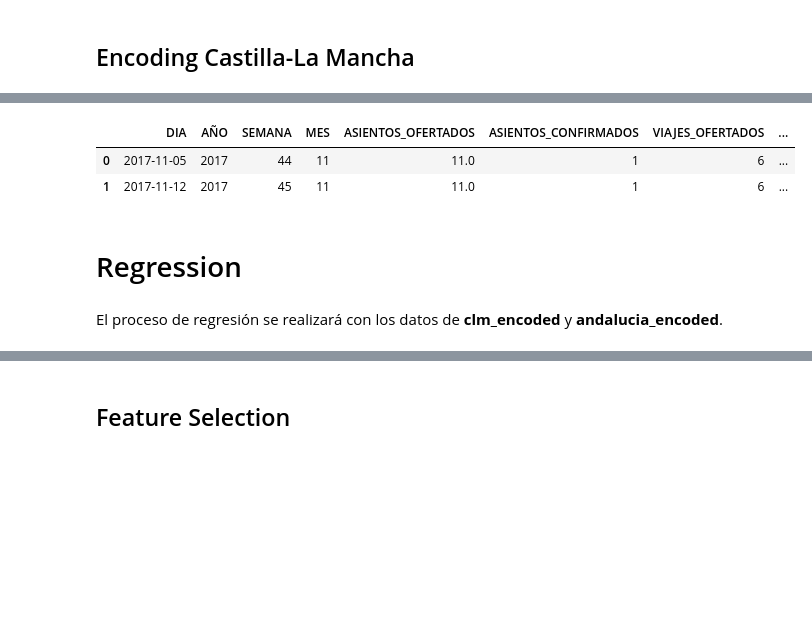
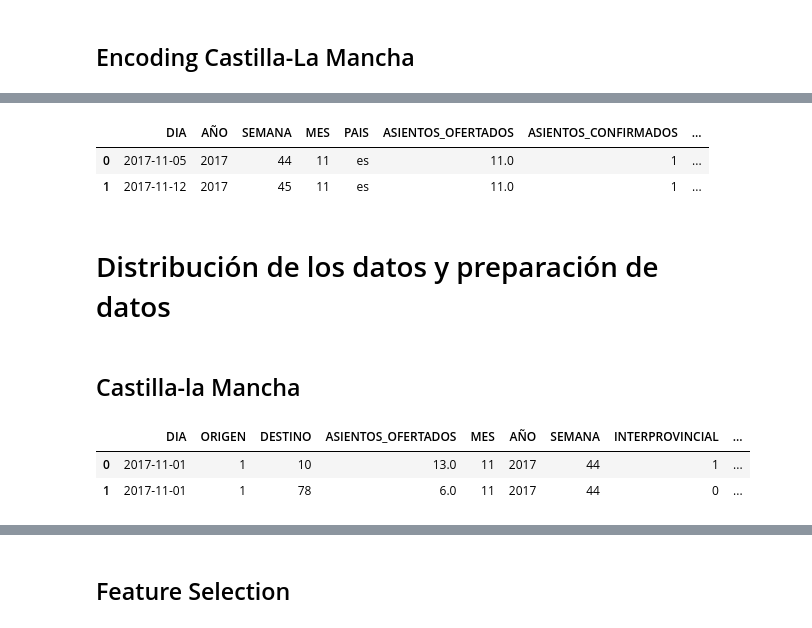
Before and after one commit to JoseAlbertoSeco/BlablacarCarpooling_DataMining, a Jupyter notebook: notebooks/Regression.ipynb, the cells around one changed output, grey strips where cells are left out. Drawn from its saved outputs; the diff is of its cells as text; code cells hidden in the pictures; blank space fills up the shorter version.

```diff
--- a/notebooks/Regression.ipynb
+++ b/notebooks/Regression.ipynb
@@ -103,4 +79,12 @@ andalucia_encoded.head(2)
 # %% [markdown]
 ## Encoding Castilla-La Mancha
 # %%
-clm_to_encode = clm.copy()
+clm_encoded = clm.copy()
+# %%
+# 'ORIGEN', 'DESTINO', 'CA_ORIGEN', 'CA_DESTINO', 'PROVINCIA_ORIGEN', 'PROVINCIA_DESTINO', 'INTERPROVINCIAL'
+clm_encoded['ORIGEN_E'] = clm['ORIGEN'].astype('category').cat.codes
+clm_encoded['DESTINO_E'] = clm['DESTINO'].astype('category').cat.codes
+clm_encoded['PROVINCIA_ORIGEN_E'] = clm['PROVINCIA_ORIGEN'].astype('category').cat.codes
+clm_encoded['PROVINCIA_DESTINO_E'] = clm['PROVINCIA_DESTINO'].astype('category').cat.codes
+clm_encoded['INTERPROVINCIAL_E'] = clm['INTERPROVINCIAL'].astype('category').cat.codes
+clm_encoded['FESTIVO'] = clm['Festivo'].astype('category').cat.codes
@@ -107,3 +97,3 @@ clm_to_encode = clm.copy()
 # %%
-# 'ORIGEN', 'DESTINO', 'CA_ORIGEN', 'CA_DESTINO', 'PROVINCIA_ORIGEN', 'PROVINCIA_DESTINO', 'INTERPROVINCIAL'
-clm_to_encode['ORIGEN_LE'] = clm['ORIGEN'].astype('category').cat.codes
+clm_encoded = clm_encoded.drop(labels=['ORIGEN', 'DESTINO', 'CA_ORIGEN', 'CA_DESTINO', 'PROVINCIA_ORIGEN', 'PROVINCIA_DESTINO', 'INTERPROVINCIAL'], axis=1)
+clm_encoded
@@ -129,11 +114,21 @@ clm_to_encode.tail(5)
 # %%
-clm_encoded = clm_to_encode.drop(columns=['ORIGEN', 'DESTINO', 'CA_ORIGEN', 'CA_DESTINO', 'PROVINCIA_ORIGEN', 'PROVINCIA_DESTINO', 'INTERPROVINCIAL', 'PAIS', 'Festivo'])
+clm_encoded = clm_encoded.rename(columns={'ORIGEN_E':'ORIGEN','DESTINO_E':'DESTINO', 'CA_ORIGEN_E':'CA_ORIGEN', 'CA_DESTINO_E': 'CA_DESTINO','PROVINCIA_ORIGEN_E': 'PROVINCIA_ORIGEN','PROVINCIA_DESTINO_E': 'PROVINCIA_DESTINO','INTERPROVINCIAL_E': 'INTERPROVINCIAL'})
 clm_encoded.head(2)
 # %% [output]
-|  | DIA | AÑO | SEMANA | MES | ASIENTOS_OFERTADOS | ASIENTOS_CONFIRMADOS | VIAJES_OFERTADOS | ... |
-| 0 | 2017-11-05 | 2017 | 44 | 11 | 11.0 | 1 | 6 | ... |
-| 1 | 2017-11-12 | 2017 | 45 | 11 | 11.0 | 1 | 6 | ... |
+|  | DIA | AÑO | SEMANA | MES | PAIS | ASIENTOS_OFERTADOS | ASIENTOS_CONFIRMADOS | ... |
+| 0 | 2017-11-05 | 2017 | 44 | 11 | es | 11.0 | 1 | ... |
+| 1 | 2017-11-12 | 2017 | 45 | 11 | es | 11.0 | 1 | ... |
-# %% [markdown]
-# Regression
-# %% [markdown]
-El proceso de regresión se realizará con los datos de **clm_encoded** y **andalucia_encoded**.
+# %% [markdown]
+# Distribución de los datos y preparación de datos
+# %% [markdown]
+## Castilla-la Mancha
+# %%
+clm['FESTIVO'] = clm['Festivo'].astype('category').cat.codes
+df_clm = clm_encoded.groupby(['DIA', 'ORIGEN','DESTINO','ASIENTOS_OFERTADOS','MES','AÑO','SEMANA','INTERPROVINCIAL']).VIAJES_OFERTADOS.sum()
+df_clm = pd.DataFrame(df_clm)
+df_clm = df_clm.reset_index()
+df_clm.head(2)
+# %% [output]
+|  | DIA | ORIGEN | DESTINO | ASIENTOS_OFERTADOS | MES | AÑO | SEMANA | INTERPROVINCIAL | ... |
+| 0 | 2017-11-01 | 1 | 10 | 13.0 | 11 | 2017 | 44 | 1 | ... |
+| 1 | 2017-11-01 | 1 | 78 | 6.0 | 11 | 2017 | 44 | 0 | ... |
```
Also changed, not shown: parts of 105 cells of this notebook.
